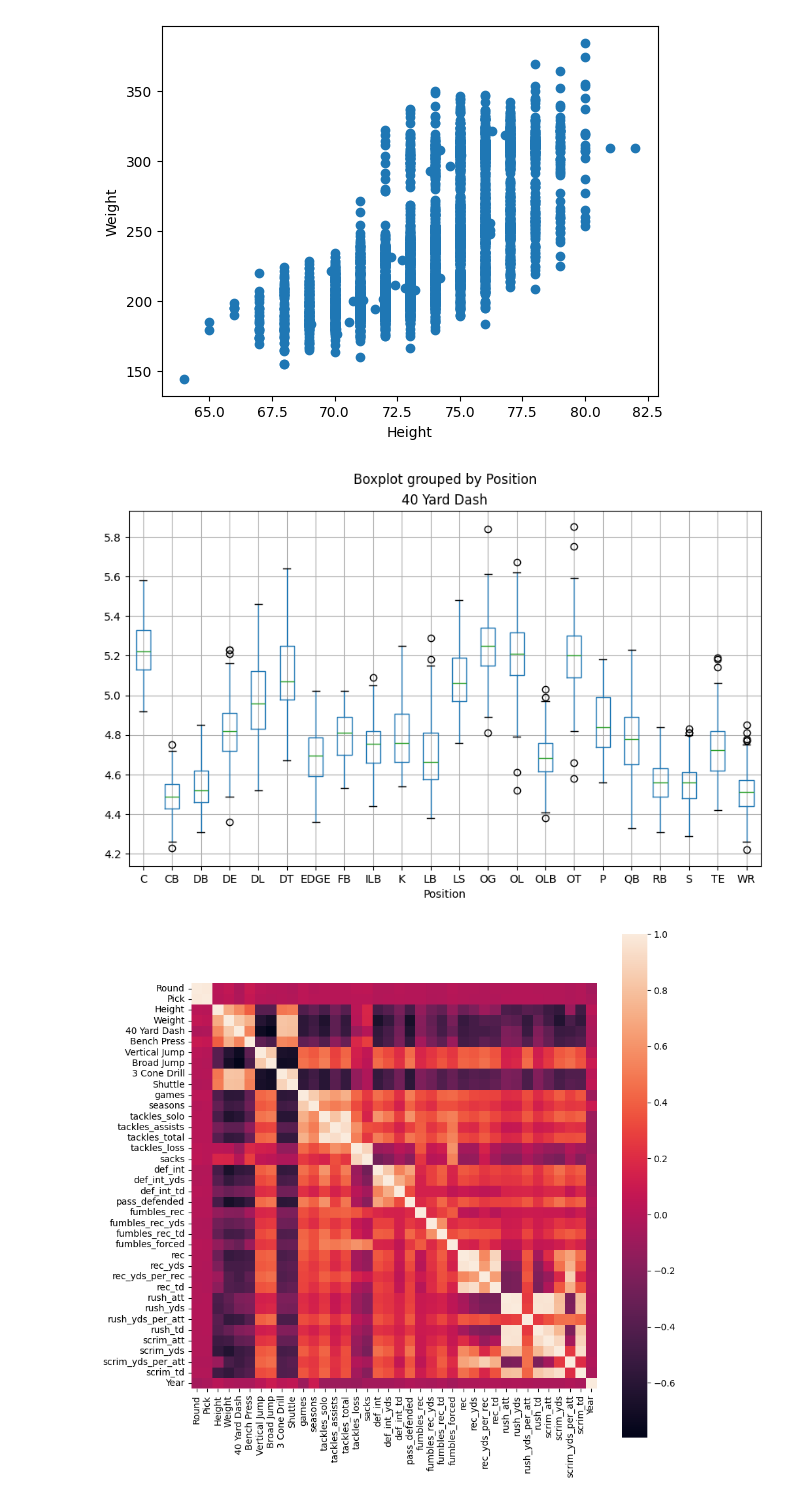
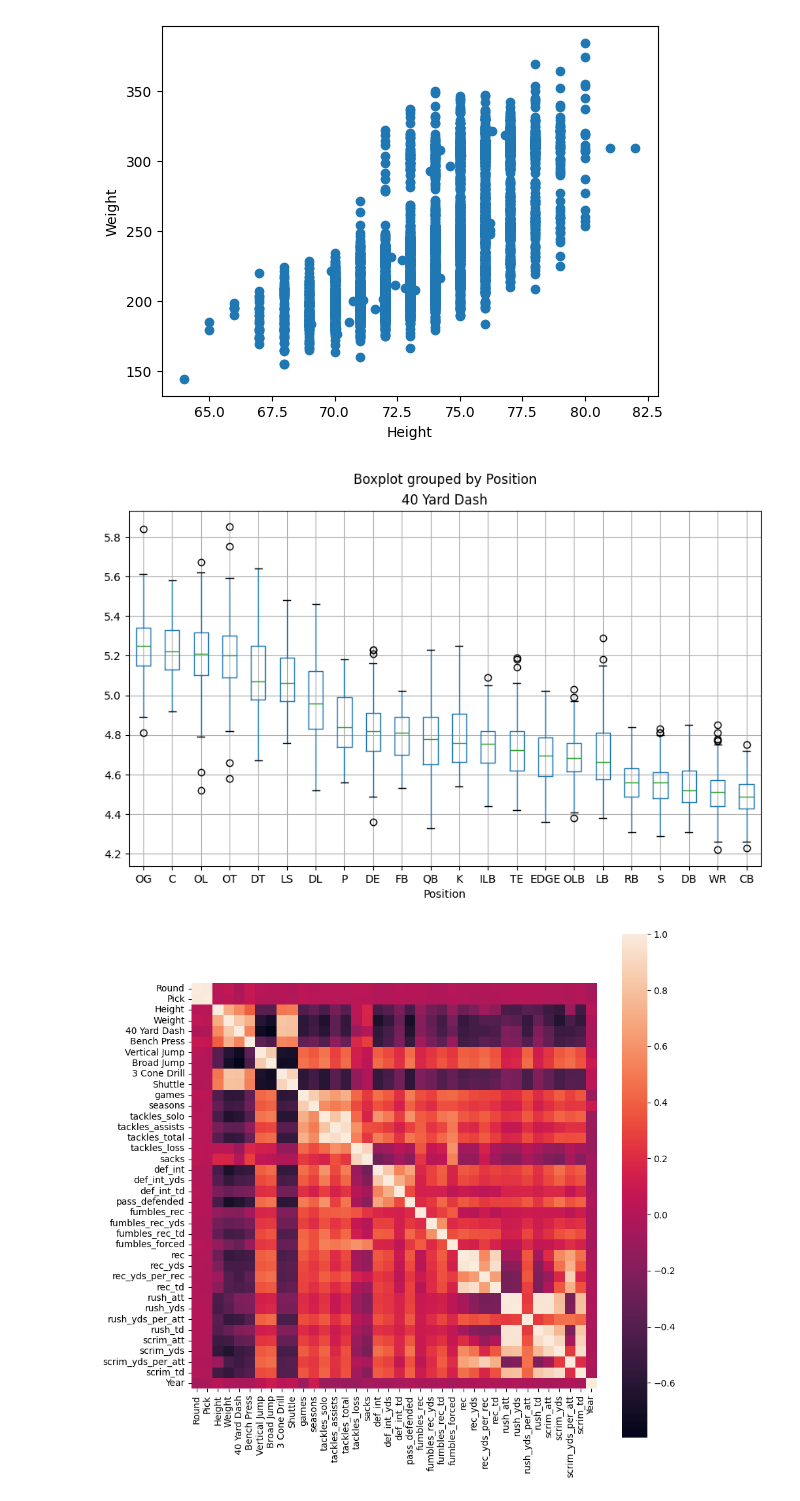
Before and after one commit to Vishwa-Sheth/Predict_the_NFL_cut, a Jupyter notebook: Analysis_Logistic_Regression.ipynb, the cells around one changed output. Cells and saved outputs as stored; diff of their text form; code cells hidden in the pictures.

```diff
--- a/Analysis_Logistic_Regression.ipynb
+++ b/Analysis_Logistic_Regression.ipynb
@@ -41,10 +43,17 @@ plt.show()
 # %% [output]
 [figure]
 # %%
-df.boxplot(column='40 Yard Dash', by='Position', figsize=(10, 6))
+# Calculate the medians
+medians = df.groupby(['Position'])['40 Yard Dash'].median().sort_values(ascending=False)
+
+# Create a categorical type with the positions in the desired order
+df['Position'] = pd.Categorical(df['Position'], categories=medians.index, ordered=True)
+
+# Create the boxplot
+df.sort_values(by='Position').boxplot(column='40 Yard Dash', by='Position', figsize=(10, 6))
 plt.show()
 # %% [output]
-[figure, old version]
+[figure, new version]
 # %%
 import seaborn as sns
 
```
Also changed, not shown: parts of 4 cells of this notebook.
